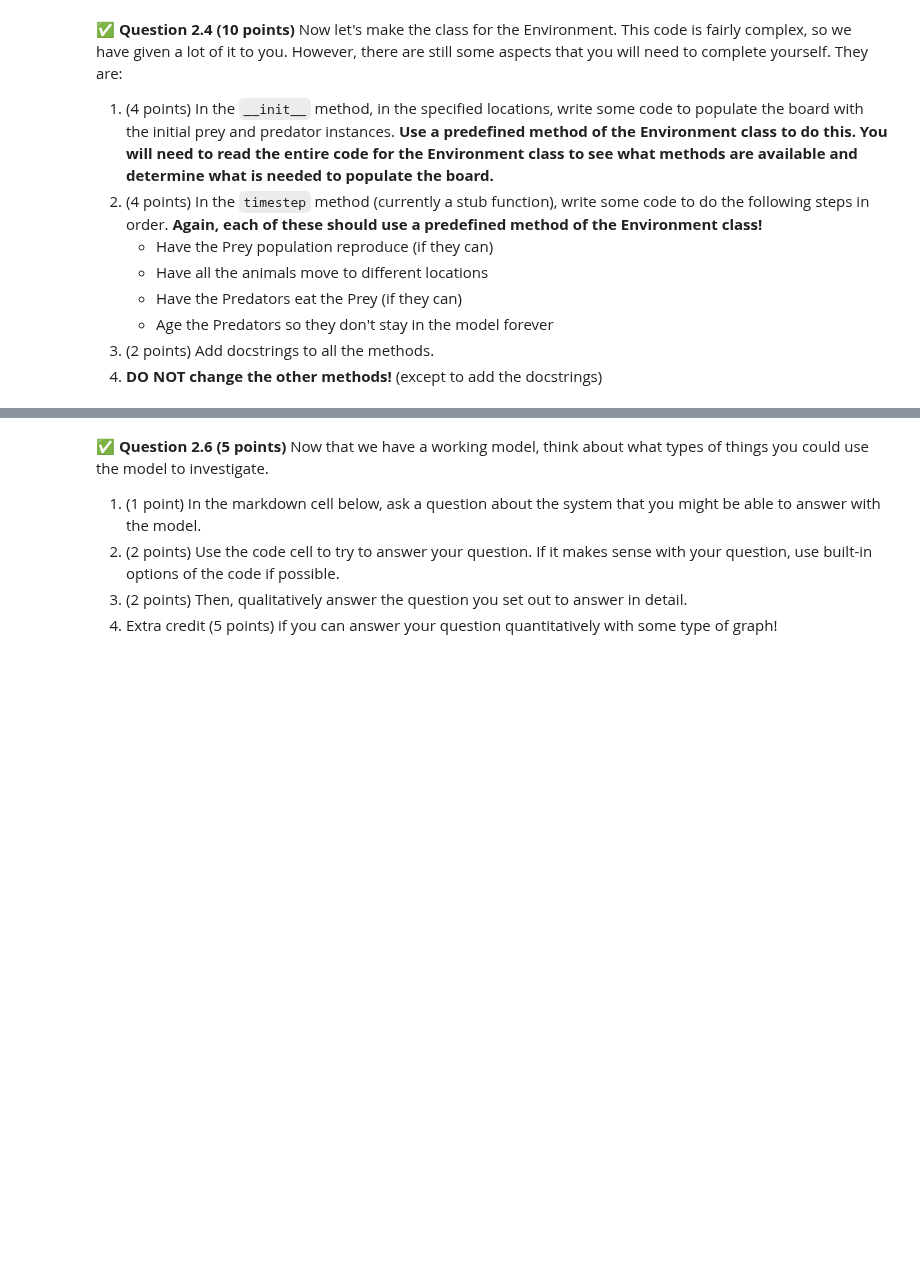
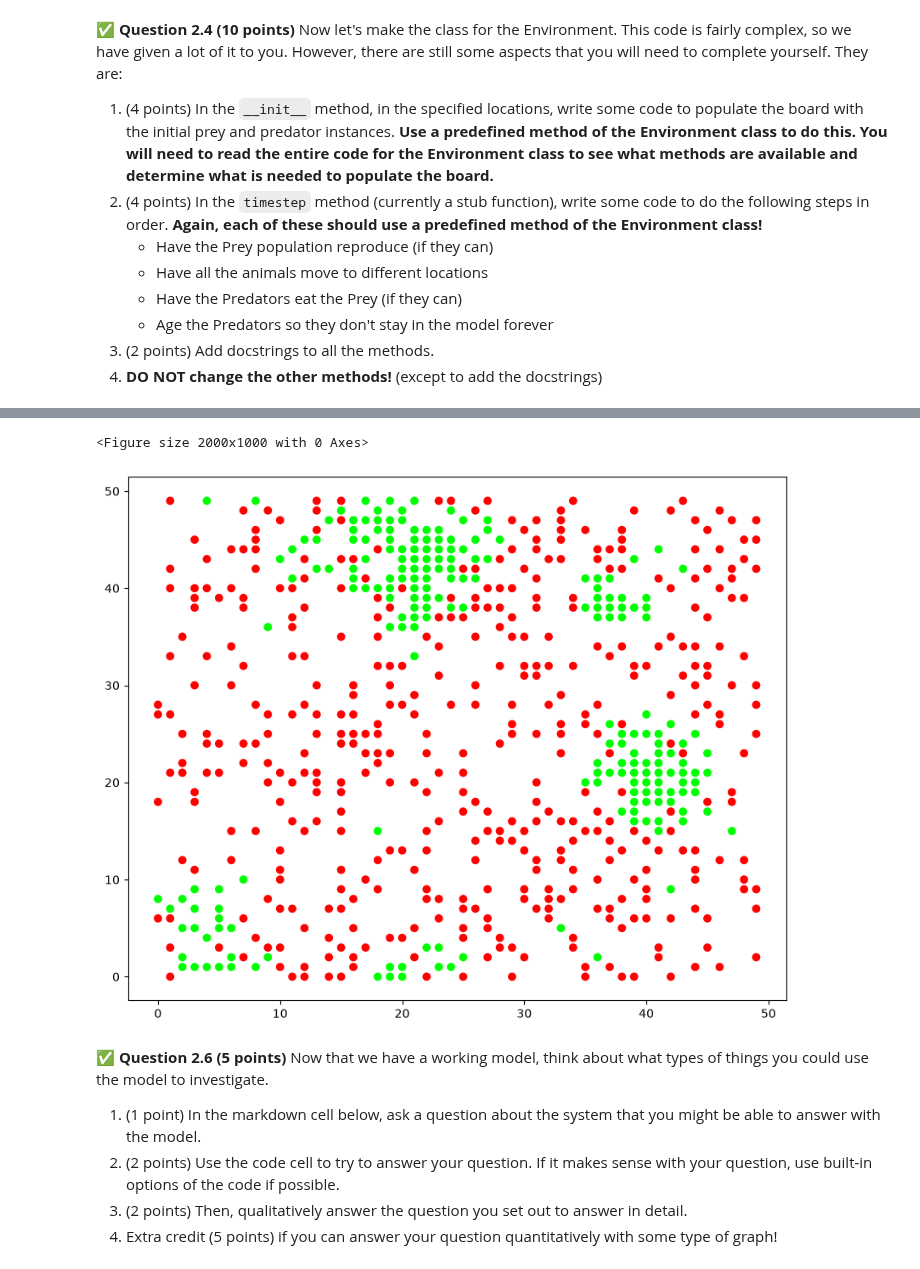
Before and after one commit to kigundue/cmse202-f26-turnin, a Jupyter notebook: hw-02/HW-02_ABMandGraphTheory-STUDENT.ipynb, the cells around one changed output, grey strips where cells are left out. Cells and saved outputs as stored; diff of their text form; code cells hidden in the pictures; blank space fills up the shorter version.

```diff
--- a/hw-02/HW-02_ABMandGraphTheory-STUDENT.ipynb
+++ b/hw-02/HW-02_ABMandGraphTheory-STUDENT.ipynb
@@ -119,6 +156,18 @@ help(test_animal)
 5. (2 points) Once again, add docstrings to the class.
 # %%
 # Put your Prey class definition here!
+class Prey(Animal):
+    '''This creates a new animal that is prey.'''
+    def __init__(self,pos_x,pos_y):
+        '''Defines the attributes of prey at creation
+            ---Parameters---
+            pos_x: The x position of prey at creation
+            pos_y: The y position of prey at creation'''
+        self.loc = Animal(pos_x = pos_x,pos_y = pos_y).loc
+        self.rgb = [0, 1, 0]
+    def get_type(self):
+        '''Returns whether the animal is predator or prey '''
+        return("Prey")
 # %% [markdown]
 Once again, use the cell below to check your work and verify your docstrings are working!
 # %%
@@ -139,6 +206,19 @@ help(test_prey)
 6. (1 point) Add docstrings!
 # %%
 # Define your Predator class here!
+class Predator(Animal):
+    '''This creates a new animal that is a predator.'''
+    def __init__(self,pos_x,pos_y):
+        '''Defines the attributes of the predator at creation
+            ---Parameters---
+            pos_x: The x position of predator at creation
+            pos_y: The y position of predator at creation'''
+        self.loc = Animal(pos_x = pos_x,pos_y = pos_y).loc
+        self.rgb = [1, 0, 0]
+        self.age = 0
+    def get_type(self):
+        '''Returns whether the animal is predator or prey '''
+        return("Predator")
 # %% [markdown]
 Now, let's make sure to test the `Predator` class!
 # %%
@@ -339,14 +500,17 @@ If all goes well, you should see something like this after running the code belo
 <img src="https://raw.githubusercontent.com/msu-cmse-courses/cmse202-supplemental-data/refs/heads/main/images/LV_example_plot.png" width=400px align="center" alt="Image credit: ABM example plot">
 # %%
 fig, ax = plt.subplots(figsize=(20,10))
-XXX # <-----------------  INITIATE AN ENVIRONMENT CLASS HERE
-XXX # <-----------------  PLOT THE INITIAL STATE HERE
+savannah = Environment()# <-----------------  INITIATE AN ENVIRONMENT CLASS HERE
+savannah.plot() # <-----------------  PLOT THE INITIAL STATE HERE
 
 for i in range(20):
-    XXX # <----------------- ADVANCE THE CODE ONE TIMESTEP HERE
+    savannah.timestep() # <----------------- ADVANCE THE CODE ONE TIMESTEP HERE
     time.sleep(1.0)
     if (i%1==0):
-        XXX # <-----------------  PLOT THE NEW STATE HERE
+        savannah.plot() # <-----------------  PLOT THE NEW STATE HERE
+# %% [output]
+<Figure size 2000x1000 with 0 Axes>
+[figure, added]
 # %% [markdown]
 &#9989;  **Question 2.6 (5 points)** Now that we have a working model, think about what types of things you could use the model to investigate.
 1. (1 point) In the markdown cell below, ask a question about the system that you might be able to answer with the model.
```
Also changed, not shown: parts of 11 cells of this notebook.
